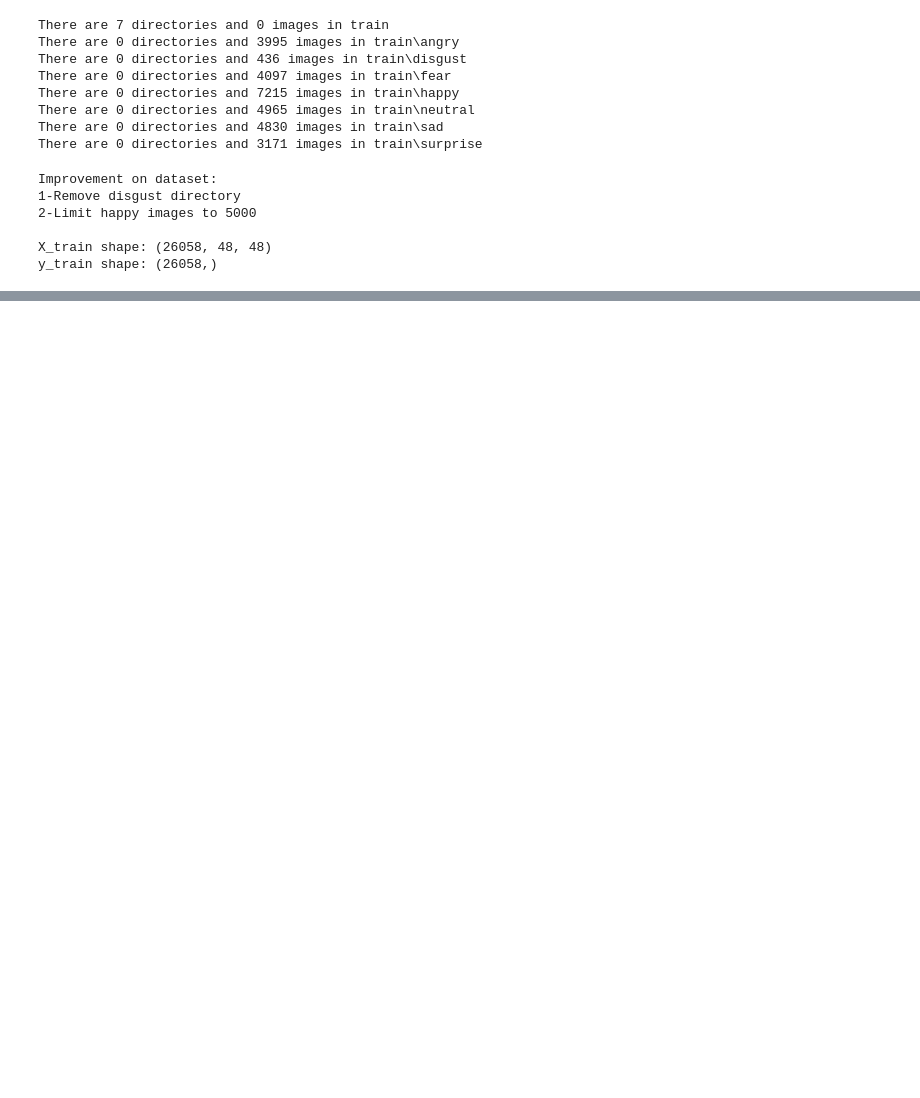
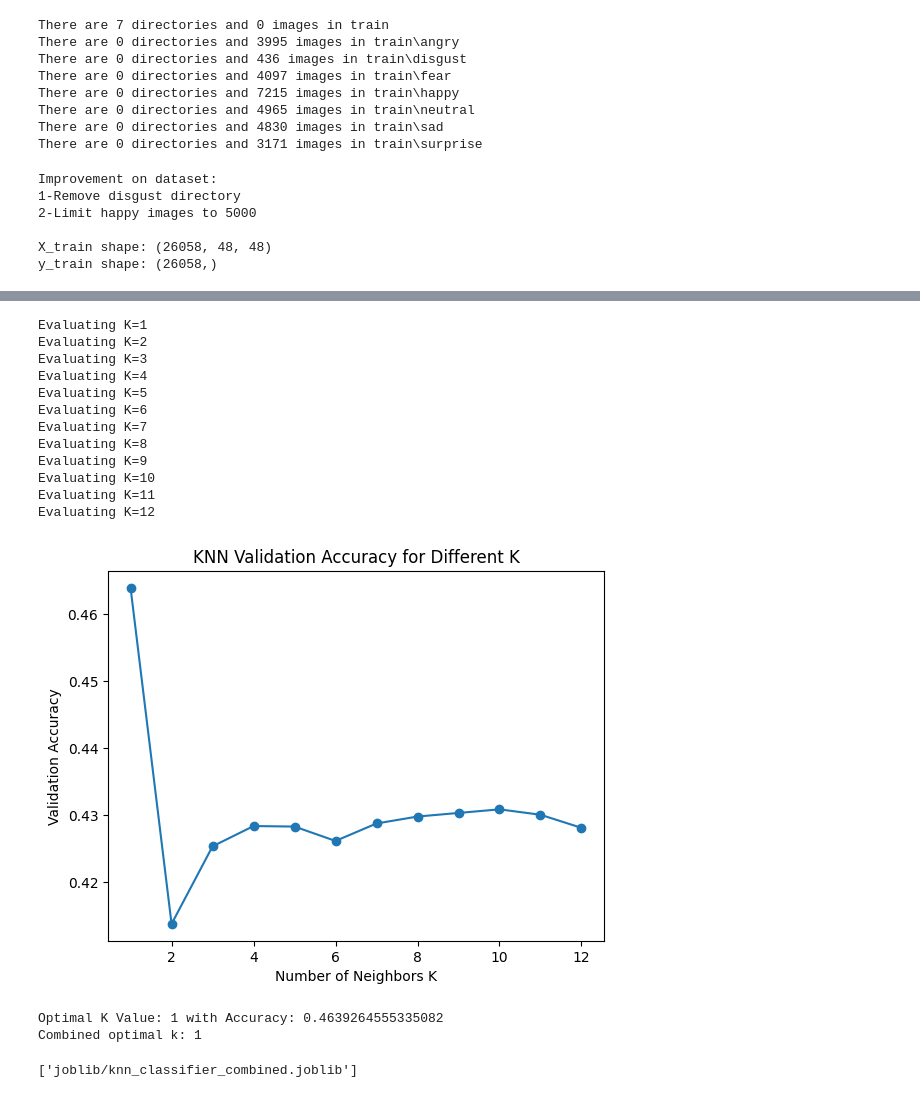
Before and after one commit to dogukanunlu/facerecognation, a Jupyter notebook: knn_train.ipynb, the cells around one changed output, grey strips where cells are left out. Saved outputs shown, nothing was run; the diff lists cells and outputs as text; code cells hidden in the pictures; blank space fills up the shorter version.

```diff
--- a/knn_train.ipynb
+++ b/knn_train.ipynb
@@ -96,4 +125,21 @@ dump(knn_classifier_hog, "/joblib/knn_classifier_hog.joblib")
 # %%
-optimal_k, knn_classifier_combined = find_optimal_k(X_train, y_train, feature_method='combined', max_k=15)
+optimal_k, knn_classifier_combined = find_optimal_k(X_train, y_train, feature_method='combined', max_k=12)
 print("Combined optimal k:", optimal_k)
-dump(knn_classifier_combined, "/joblib/knn_classifier_combined.joblib")
+dump(knn_classifier_combined, "joblib/knn_classifier_combined.joblib")
+# %% [output]
+Evaluating K=1
+Evaluating K=2
+Evaluating K=3
+Evaluating K=4
+Evaluating K=5
+Evaluating K=6
+Evaluating K=7
+Evaluating K=8
+Evaluating K=9
+Evaluating K=10
+Evaluating K=11
+Evaluating K=12
+[figure, added]
+Optimal K Value: 1 with Accuracy: 0.4639264555335082
+Combined optimal k: 1
+['joblib/knn_classifier_combined.joblib']
```
Also changed, not shown: parts of 4 cells of this notebook, 1 other file.
